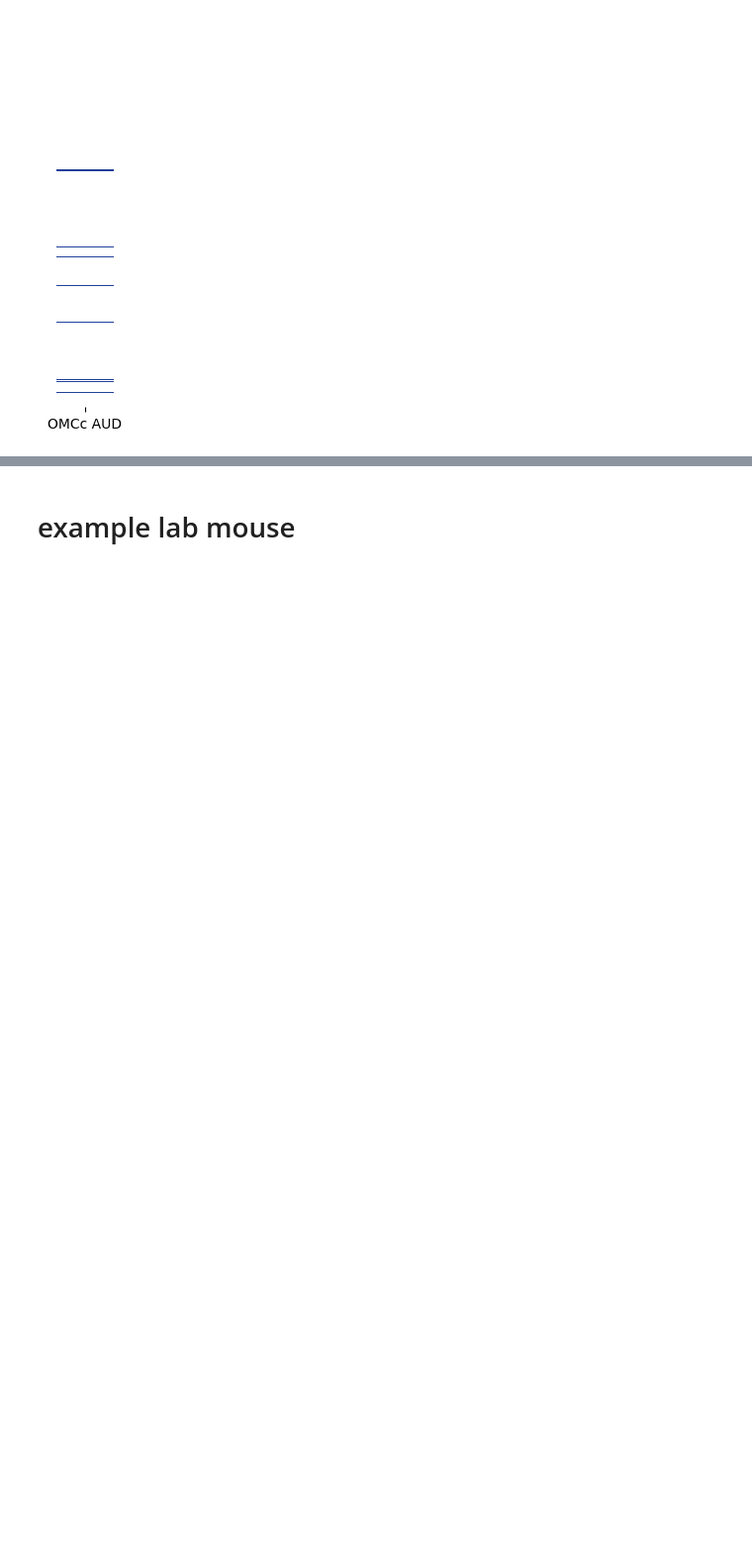
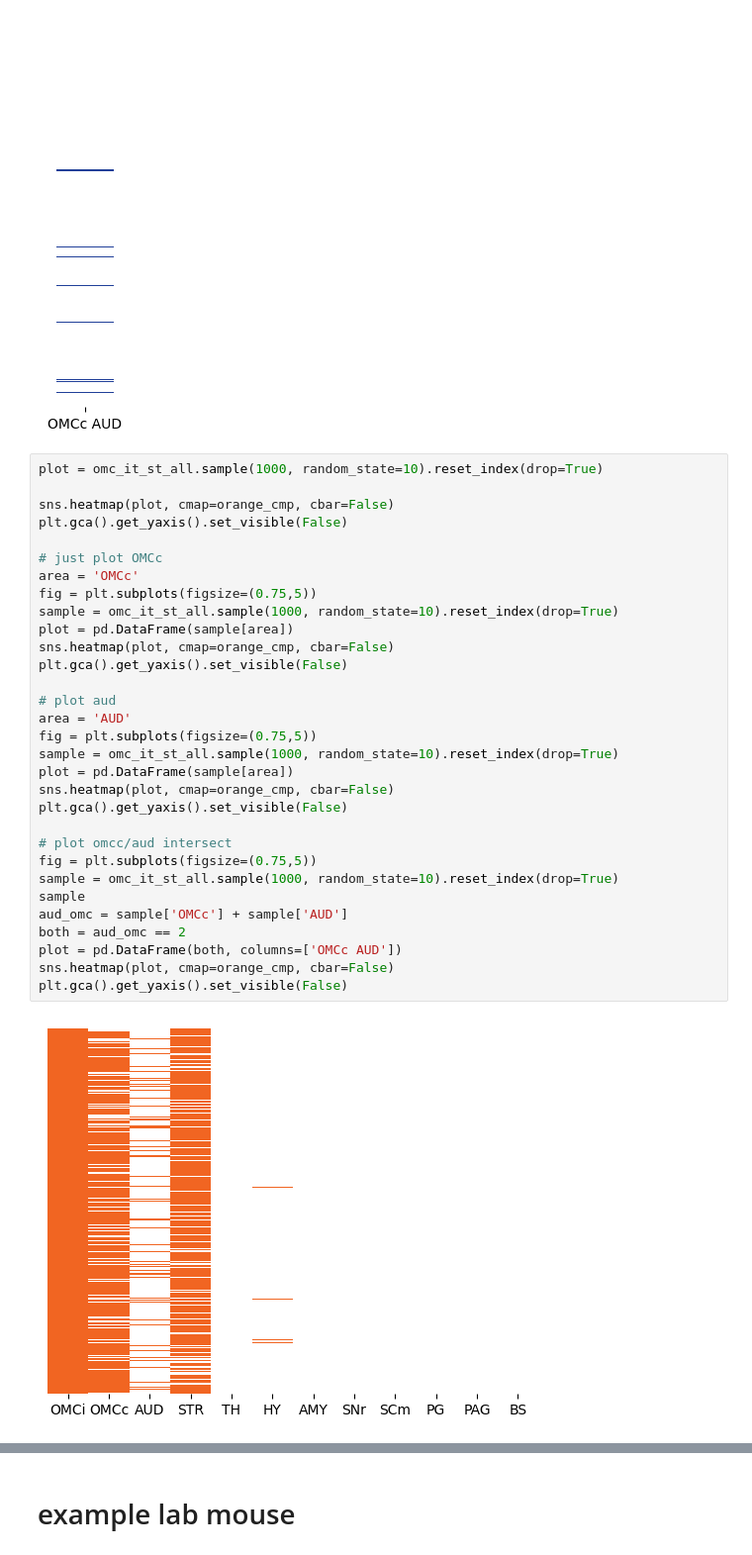
Before and after one commit to eisko/MAPseq_analysis, a Jupyter notebook: M194_M220_fig3_sc.ipynb, the cells around one changed output, grey strips where cells are left out. Shown at 99% size. Cells and saved outputs as stored; diff of their text form; blank space fills up the shorter version.

```diff
--- a/M194_M220_fig3_sc.ipynb
+++ b/M194_M220_fig3_sc.ipynb
@@ -143,3 +143,36 @@ sns.heatmap(plot, cmap=blue_cmp, cbar=False)
 plt.gca().get_yaxis().set_visible(False)
 # %% [output]
 [figure]
+# %%
+plot = omc_it_st_all.sample(1000, random_state=10).reset_index(drop=True)
+
+sns.heatmap(plot, cmap=orange_cmp, cbar=False)
+plt.gca().get_yaxis().set_visible(False)
+
+# just plot OMCc
+area = 'OMCc'
+fig = plt.subplots(figsize=(0.75,5))
+sample = omc_it_st_all.sample(1000, random_state=10).reset_index(drop=True)
+plot = pd.DataFrame(sample[area])
+sns.heatmap(plot, cmap=orange_cmp, cbar=False)
+plt.gca().get_yaxis().set_visible(False)
+
+# plot aud
+area = 'AUD'
+fig = plt.subplots(figsize=(0.75,5))
+sample = omc_it_st_all.sample(1000, random_state=10).reset_index(drop=True)
+plot = pd.DataFrame(sample[area])
+sns.heatmap(plot, cmap=orange_cmp, cbar=False)
+plt.gca().get_yaxis().set_visible(False)
+
+# plot omcc/aud intersect
+fig = plt.subplots(figsize=(0.75,5))
+sample = omc_it_st_all.sample(1000, random_state=10).reset_index(drop=True)
+sample
+aud_omc = sample['OMCc'] + sample['AUD']
+both = aud_omc == 2
+plot = pd.DataFrame(both, columns=['OMCc AUD'])
+sns.heatmap(plot, cmap=orange_cmp, cbar=False)
+plt.gca().get_yaxis().set_visible(False)
+# %% [output]
+[figure, added]
```
Also changed, not shown: parts of 1 cell of this notebook.
